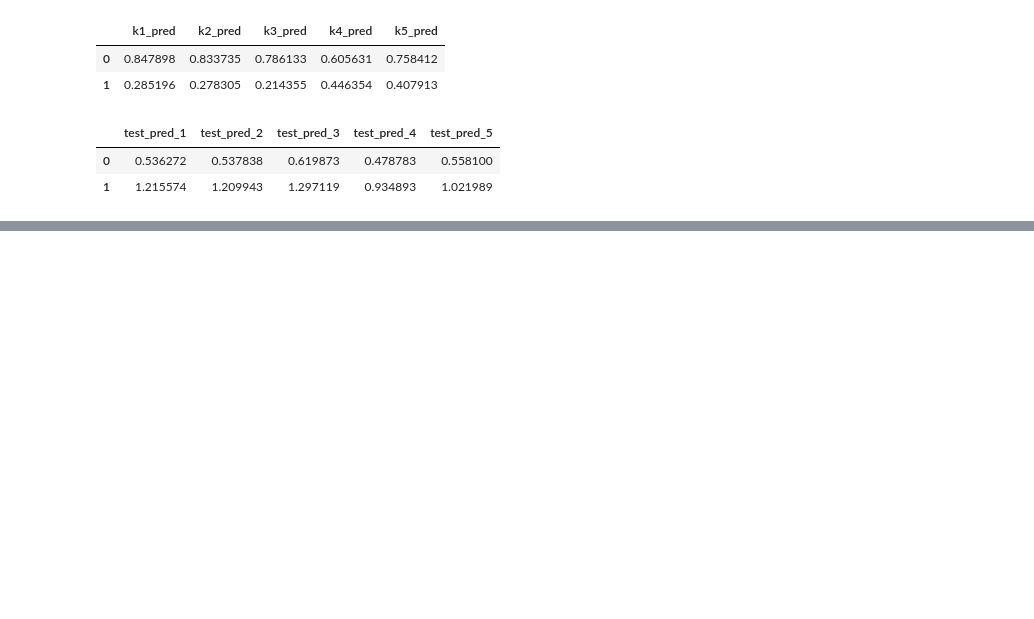
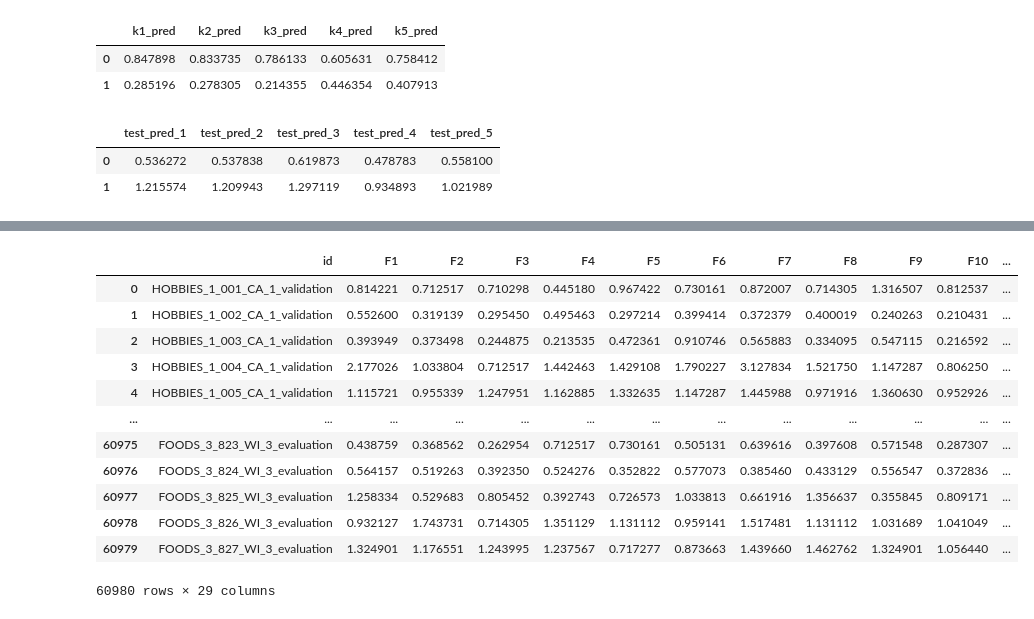
Before and after one commit to vence-andersen/M5-Forecasting-Accuracy, a Jupyter notebook: Ensemble_Model.ipynb, the cells around one changed output, grey strips where cells are left out. Saved outputs shown, nothing was run; the diff lists cells and outputs as text; code cells hidden in the pictures; blank space fills up the shorter version.

```diff
--- a/Ensemble_Model.ipynb
+++ b/Ensemble_Model.ipynb
@@ -383,0 +478,21 @@ KeyboardInterrupt: ignored
+# %%
+final_1_val = model_1.predict(val)
+final_1_tst = model_1.predict(tst)
+
+final_2_val = model_2.predict(val)
+final_2_tst = model_2.predict(tst)
+
+final_3_val = model_3.predict(val)
+final_3_tst = model_3.predict(tst)
+
+final_4_val = model_4.predict(val)
+final_4_tst = model_4.predict(tst)
+
+final_5_val = model_5.predict(val)
+final_5_tst = model_5.predict(tst)
+# %%
+final_val_preds = pd.concat([pd.DataFrame(final_1_val, columns=['final_1_val']), pd.DataFrame(final_2_val,columns=['final_2_val']),\
+           pd.DataFrame(final_3_val,columns=['final_3_val']),pd.DataFrame(final_4_val,columns=['final_4_val']),\
+           pd.DataFrame(final_5_val,columns=['final_5_val'])],axis=1)
+
+final_val_preds.head(2)
@@ -383,0 +503,6 @@ KeyboardInterrupt: ignored
+# %%
+final_tst_preds = pd.concat([pd.DataFrame(final_1_tst, columns=['final_1_tst']), pd.DataFrame(final_2_tst,columns=['final_2_tst']),\
+           pd.DataFrame(final_3_tst,columns=['final_3_tst']),pd.DataFrame(final_4_tst,columns=['final_4_tst']),\
+           pd.DataFrame(final_5_tst,columns=['final_5_tst'])],axis=1)
+
+final_tst_preds.head(2)
@@ -383,0 +542,32 @@ KeyboardInterrupt: ignored
+# %%
+pred_val_array = meta_model_cbr.predict(final_val_preds)
+pred_test_array = meta_model_cbr.predict(final_tst_preds)
+
+pred_val_array = np.reshape(pred_val_array, (-1, 28),order = 'F')
+pred_test_array = np.reshape(pred_test_array, (-1, 28),order = 'F')
+# %%
+sub = pd.read_csv("sample_submission.csv")
+sub_1 = sub.iloc[:30490,:]
+sub_2 = sub.iloc[30490:,:]
+f_cols = sub.columns[1:]
+
+for i in range(len(f_cols)):
+    sub_1[f_cols[i]] = pred_val_array[:,i]
+    sub_2[f_cols[i]] = pred_test_array[:,i]
+
+sub = pd.concat([sub_1,sub_2])
+sub
+# %% [output]
+|  | id | F1 | F2 | F3 | F4 | F5 | F6 | F7 | F8 | F9 | F10 | ... |
+| 0 | HOBBIES_1_001_CA_1_validation | 0.814221 | 0.712517 | 0.710298 | 0.445180 | 0.967422 | 0.730161 | 0.872007 | 0.714305 | 1.316507 | 0.812537 | ... |
+| 1 | HOBBIES_1_002_CA_1_validation | 0.552600 | 0.319139 | 0.295450 | 0.495463 | 0.297214 | 0.399414 | 0.372379 | 0.400019 | 0.240263 | 0.210431 | ... |
+| 2 | HOBBIES_1_003_CA_1_validation | 0.393949 | 0.373498 | 0.244875 | 0.213535 | 0.472361 | 0.910746 | 0.565883 | 0.334095 | 0.547115 | 0.216592 | ... |
+| 3 | HOBBIES_1_004_CA_1_validation | 2.177026 | 1.033804 | 0.712517 | 1.442463 | 1.429108 | 1.790227 | 3.127834 | 1.521750 | 1.147287 | 0.806250 | ... |
+| 4 | HOBBIES_1_005_CA_1_validation | 1.115721 | 0.955339 | 1.247951 | 1.162885 | 1.332635 | 1.147287 | 1.445988 | 0.971916 | 1.360630 | 0.952926 | ... |
+| ... | ... | ... | ... | ... | ... | ... | ... | ... | ... | ... | ... | ... |
+| 60975 | FOODS_3_823_WI_3_evaluation | 0.438759 | 0.368562 | 0.262954 | 0.712517 | 0.730161 | 0.505131 | 0.639616 | 0.397608 | 0.571548 | 0.287307 | ... |
+| 60976 | FOODS_3_824_WI_3_evaluation | 0.564157 | 0.519263 | 0.392350 | 0.524276 | 0.352822 | 0.577073 | 0.385460 | 0.433129 | 0.556547 | 0.372836 | ... |
+| 60977 | FOODS_3_825_WI_3_evaluation | 1.258334 | 0.529683 | 0.805452 | 0.392743 | 0.726573 | 1.033813 | 0.661916 | 1.356637 | 0.355845 | 0.809171 | ... |
+| 60978 | FOODS_3_826_WI_3_evaluation | 0.932127 | 1.743731 | 0.714305 | 1.351129 | 1.131112 | 0.959141 | 1.517481 | 1.131112 | 1.031689 | 1.041049 | ... |
+| 60979 | FOODS_3_827_WI_3_evaluation | 1.324901 | 1.176551 | 1.243995 | 1.237567 | 0.717277 | 0.873663 | 1.439660 | 1.462762 | 1.324901 | 1.056440 | ... |
+60980 rows × 29 columns
```
Also changed, not shown: parts of 15 cells of this notebook.
